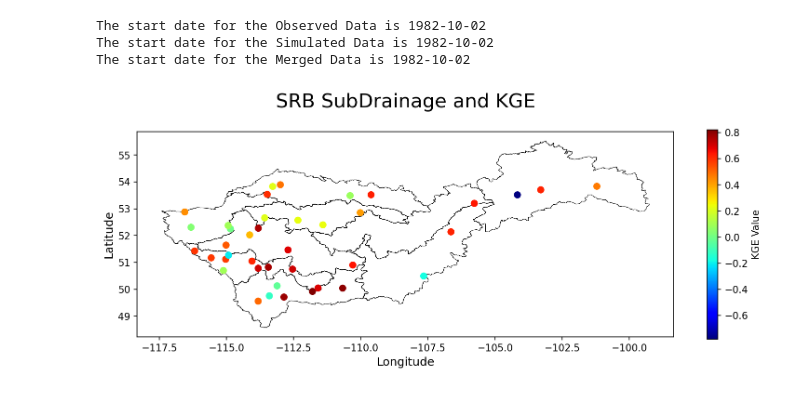
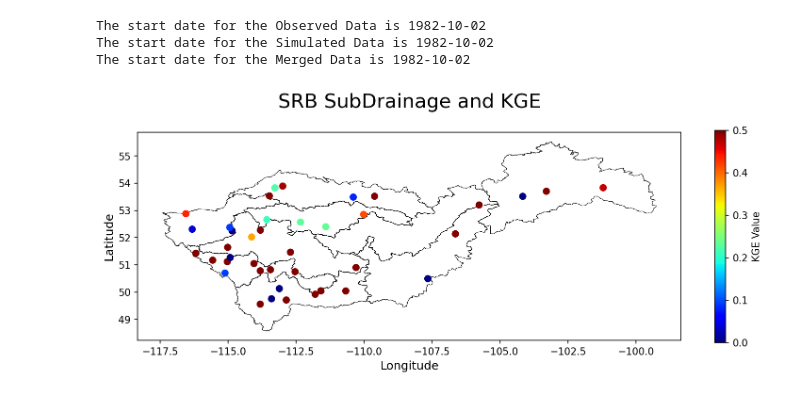
Before and after one commit to UchechukwuUdenze/NHS_PostProcessing, a Jupyter notebook: docs/source/notebooks/Examples.ipynb, the cells around one changed output. Drawn from its saved outputs; the diff is of its cells as text; code cells hidden in the pictures.

```diff
--- a/docs/source/notebooks/Examples.ipynb
+++ b/docs/source/notebooks/Examples.ipynb
@@ -625,18 +605,19 @@ The start date for the Merged Data is 1982-10-02
 # %%
 shapefile_path = r"SaskRB_SubDrainage2.shp"
 
 visuals.scatter(shapefile_path = shapefile_path,
                         title = "SRB SubDrainage and KGE",
                         x_axis = Stations_2["Lon"],
                         y_axis = Stations_2["Lat"],
                         metric = "KGE",
                         fig_size = (24, 30),
                         observed = DATA_2["DF_OBSERVED"],
                         simulated = DATA_2["DF_SIMULATED"],
                         labels=['Longitude', 'Latitude'],
+                cmap = 'jet', vmin = 0, vmax=0.5
                     )
 # %% [output]
-[figure, old version]
+[figure, new version]
 # %%
 DATAFRAMES = data.generate_dataframes(csv_fpath=path_output_2, warm_up=365, start_date = "1981-01-01", end_date = "1990-12-31",
                                       # optional arguments
```
Also changed, not shown: parts of 11 cells of this notebook, 4 other files.
